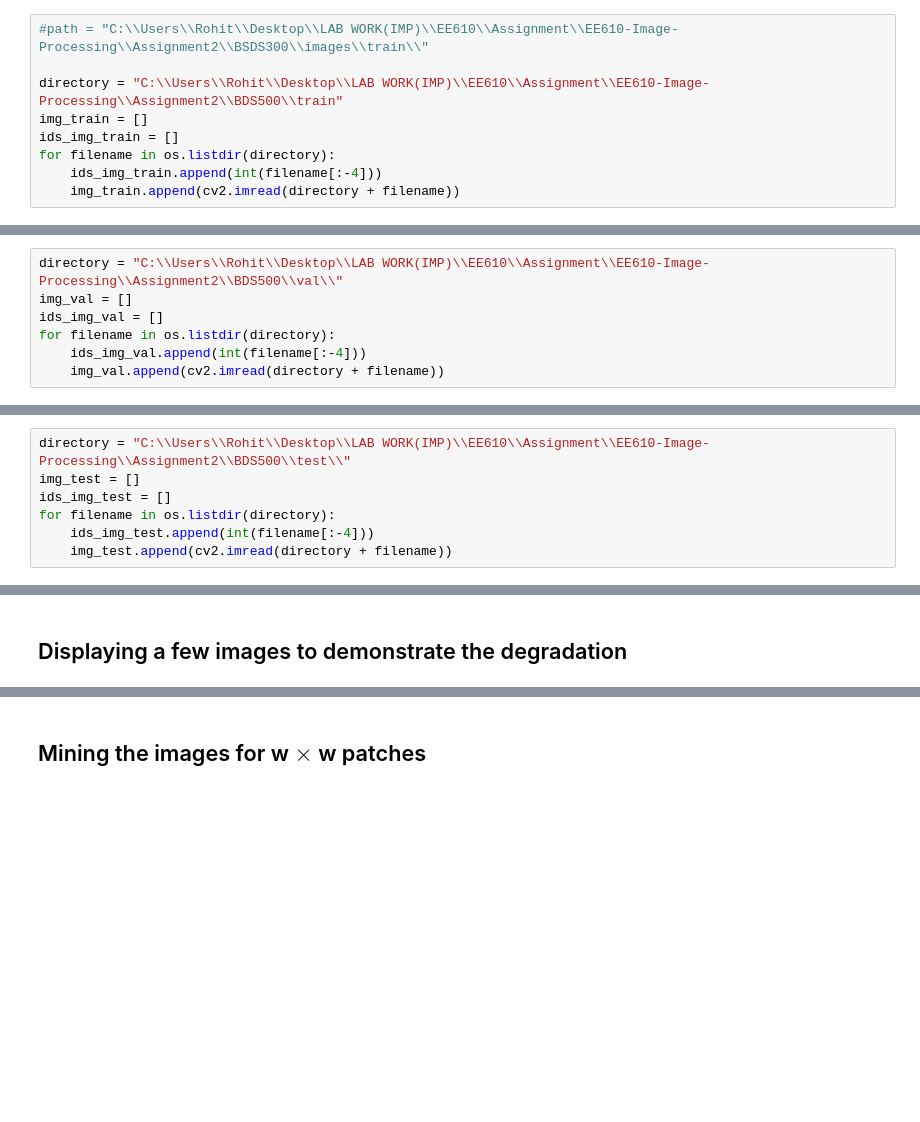
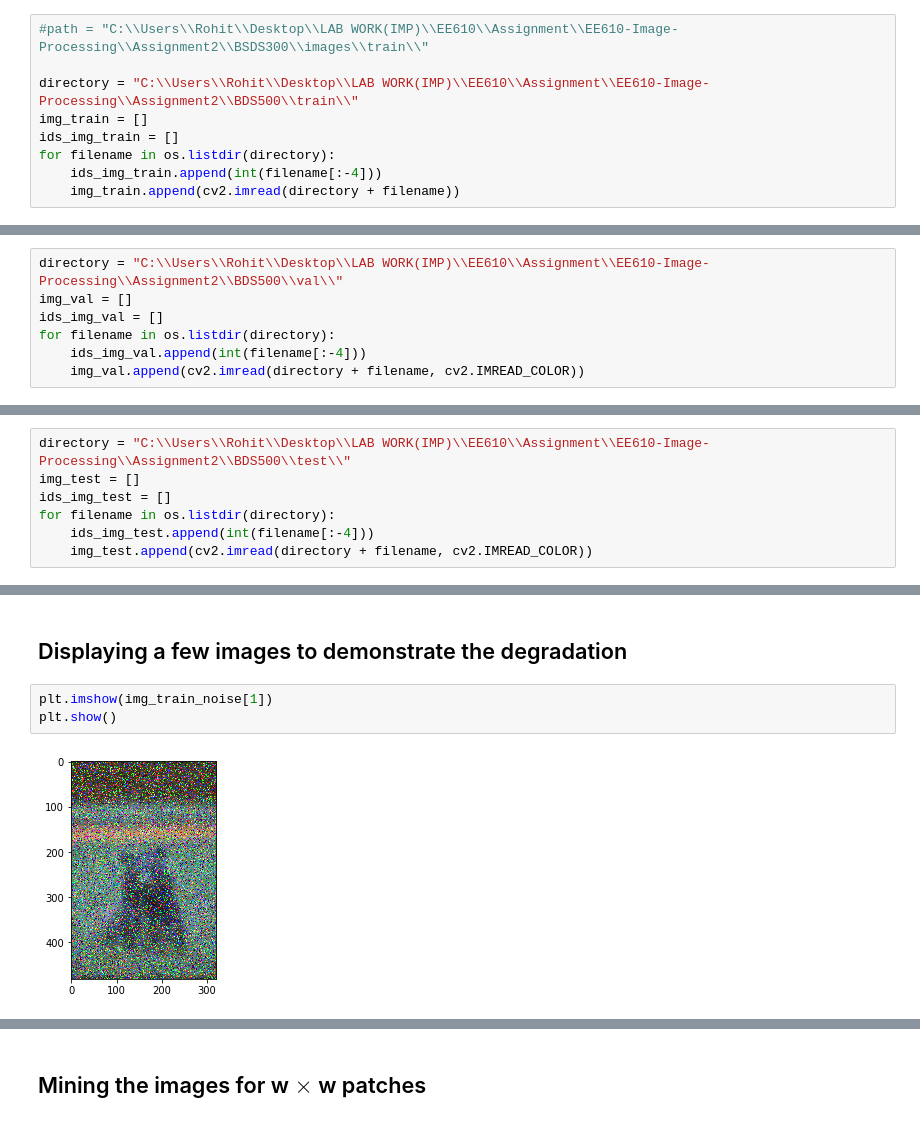
Before and after one commit to Rohit01-zoey/EE610-Image-Processing, a Jupyter notebook: Assignment2/Assignment2.ipynb, the cells around one changed output, grey strips where cells are left out. Drawn from its saved outputs; the diff is of its cells as text; blank space fills up the shorter version.

```diff
--- a/Assignment2/Assignment2.ipynb
+++ b/Assignment2/Assignment2.ipynb
@@ -21,7 +22,7 @@ with open("C:\\Users\\Rohit\\Desktop\\LAB WORK(IMP)\\EE610\\Assignment\\EE610-Im
 # %%
 #path = "C:\\Users\\Rohit\\Desktop\\LAB WORK(IMP)\\EE610\\Assignment\\EE610-Image-Processing\\Assignment2\\BSDS300\\images\\train\\"
 
-directory = "C:\\Users\\Rohit\\Desktop\\LAB WORK(IMP)\\EE610\\Assignment\\EE610-Image-Processing\\Assignment2\\BDS500\\train"
+directory = "C:\\Users\\Rohit\\Desktop\\LAB WORK(IMP)\\EE610\\Assignment\\EE610-Image-Processing\\Assignment2\\BDS500\\train\\"
 img_train = []
 ids_img_train = []
 for filename in os.listdir(directory):
@@ -35,7 +36,7 @@ img_val = []
 ids_img_val = []
 for filename in os.listdir(directory):
     ids_img_val.append(int(filename[:-4]))
-    img_val.append(cv2.imread(directory + filename))
+    img_val.append(cv2.imread(directory + filename, cv2.IMREAD_COLOR))
 # %% [markdown]
 ## Obtaining the testing data and the IDs of each image
 # %%
@@ -44,7 +45,7 @@ img_test = []
 ids_img_test = []
 for filename in os.listdir(directory):
     ids_img_test.append(int(filename[:-4]))
-    img_test.append(cv2.imread(directory + filename))
+    img_test.append(cv2.imread(directory + filename, cv2.IMREAD_COLOR))
 # %% [markdown]
 ## Choose the value for W
 # %%
@@ -133,6 +132,11 @@ for i in sp_amt:
     img_test_noise = noise(img_test_noise, amount=i)
 # %% [markdown]
 ## Displaying a few images to demonstrate the degradation
+# %%
+plt.imshow(img_train_noise[1])
+plt.show()
+# %% [output]
+[figure, added]
 # %%
 #cv2.imshow("First image", img_train_noise[1])
 #cv2.imshow("Second image", img_test_noise[6])
```
Also changed, not shown: parts of 24 cells of this notebook.
